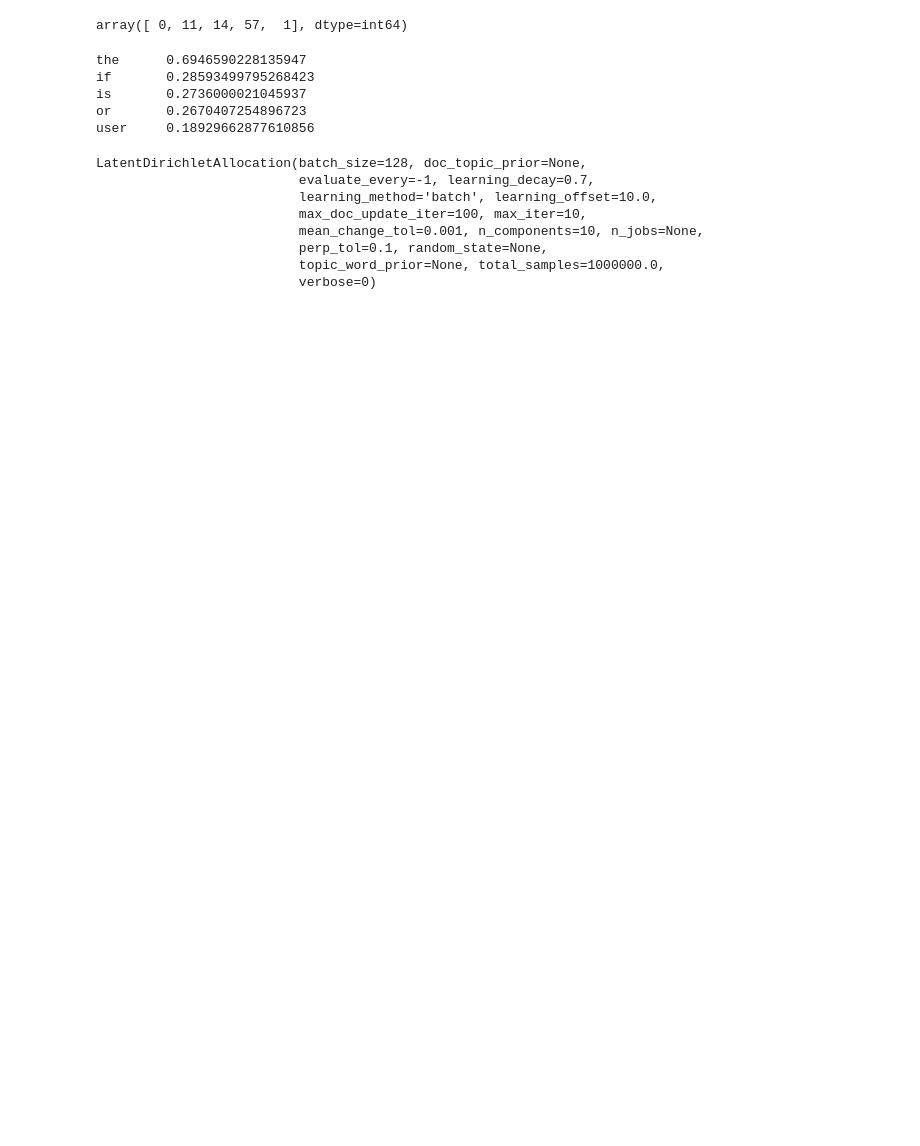
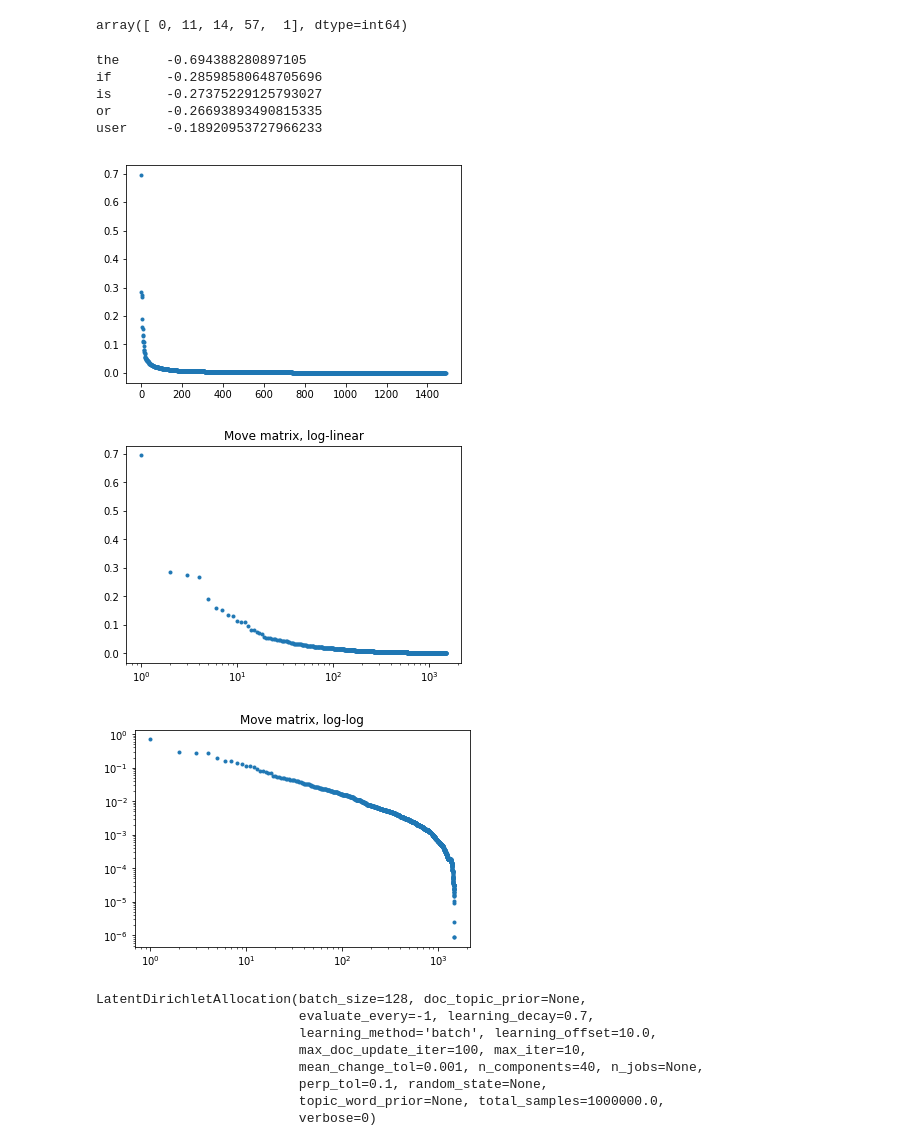
Before and after one commit to Patrisimo/PokeML, a Jupyter notebook: pokemon.ipynb, the cells around one changed output. Drawn from its saved outputs; the diff is of its cells as text; code cells hidden in the pictures; blank space fills up the shorter version.

```diff
--- a/pokemon.ipynb
+++ b/pokemon.ipynb
@@ -901,25 +898,44 @@ np.argsort(-mvt[0])[:5] - len(fieldlist)
 # %% [output]
 array([ 0, 11, 14, 57,  1], dtype=int64)
 # %%
-for i in np.argsort(-mvt[0])[:5] - len(fieldlist):
+for i in np.argsort(-abs(mvt[0]))[:5] - len(fieldlist):
     print(wordlist[i], '\t', mvt[0,i+len(fieldlist)])
 # %% [output]
-the      0.6946590228135947
-if       0.28593499795268423
-is       0.2736000021045937
-or       0.2670407254896723
-user     0.18929662877610856
+the      -0.694388280897105
+if       -0.28598580648705696
+is       -0.27375229125793027
+or       -0.26693893490815335
+user     -0.18920953727966233
+# %%
+plt.plot(range(len(mvt[0])), sorted(abs(mvt[0]),reverse=True), '.')
+plt.show()
+
+plt.plot(range(1,1+len(mvt[0])), sorted(abs(mvt[0]),reverse=True), '.')
+# plt.yscale('log')
+plt.xscale('log')
+plt.title('Move matrix, log-linear')
+plt.show()
+
+plt.plot(range(1,1+len(mvt[0])), sorted(abs(mvt[0]),reverse=True), '.')
+plt.yscale('log')
+plt.xscale('log')
+plt.title('Move matrix, log-log')
+plt.show()
+# %% [output]
+[figure, added]
+[figure, added]
+[figure, added]
 # %%
 from sklearn.decomposition import LatentDirichletAllocation as LDA
 # %%
-lda = LDA(10)
+lda = LDA(40)
 lda.fit(movemat[:,len(fieldlist):])
 # %% [output]
 LatentDirichletAllocation(batch_size=128, doc_topic_prior=None,
                           evaluate_every=-1, learning_decay=0.7,
                           learning_method='batch', learning_offset=10.0,
                           max_doc_update_iter=100, max_iter=10,
-                          mean_change_tol=0.001, n_components=10, n_jobs=None,
+                          mean_change_tol=0.001, n_components=40, n_jobs=None,
                           perp_tol=0.1, random_state=None,
                           topic_word_prior=None, total_samples=1000000.0,
                           verbose=0)
```
Also changed, not shown: parts of 101 cells of this notebook.
